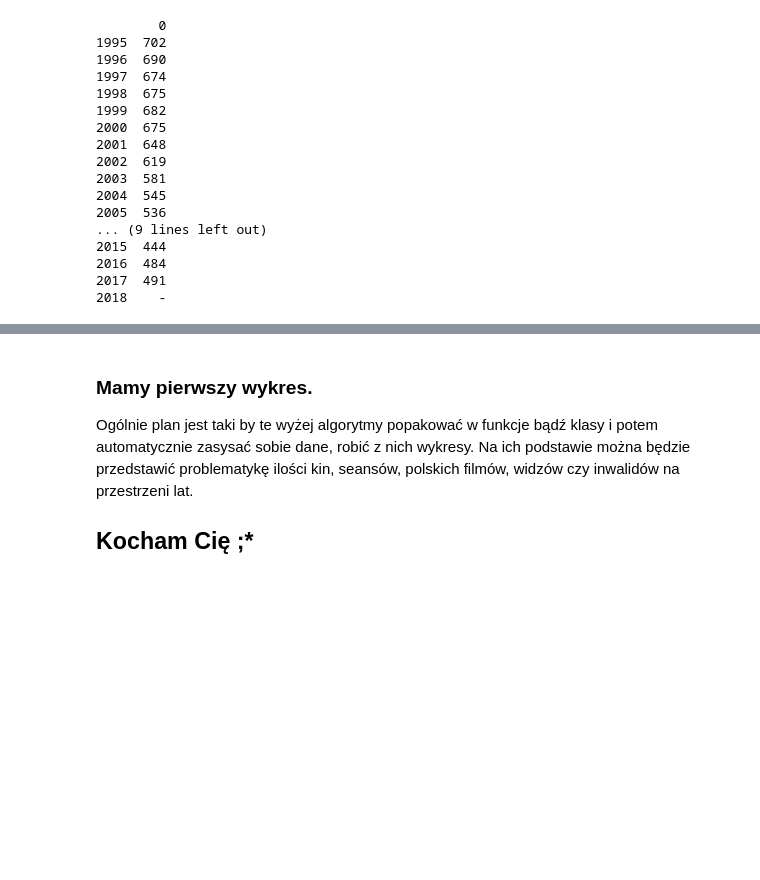
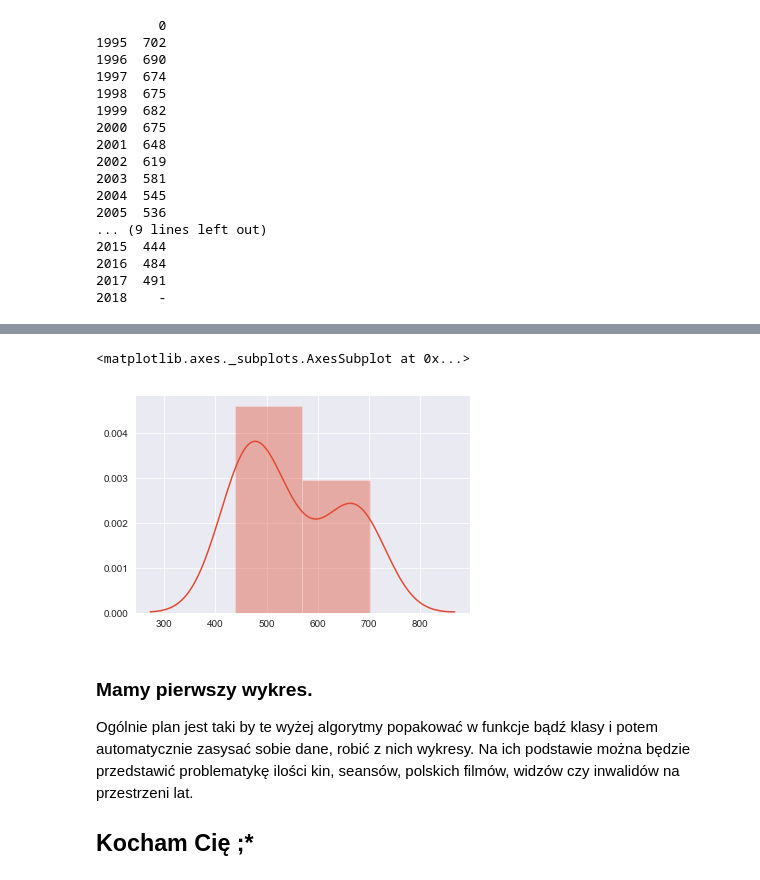
Before and after one commit to ejszja/ELEMENTY_STATYSTYKI, a Jupyter notebook: Untitled.ipynb, the cells around one changed output, grey strips where cells are left out. Saved outputs shown, nothing was run; the diff lists cells and outputs as text; code cells hidden in the pictures; blank space fills up the shorter version.

```diff
--- a/Untitled.ipynb
+++ b/Untitled.ipynb
@@ -125,3 +127,11 @@ Text(0.5, 0, 'Lata')
+# %%
+#ładne wykresy od seaborn ale trzeba pokminić o co w nich w zasadzie chodzi
+import seaborn as sns
+sns.set_style('darkgrid')
+sns.distplot(data3.T)
+# %% [output]
+<matplotlib.axes._subplots.AxesSubplot at 0x...>
+[figure, added]
 # %% [markdown]
 <h3>Mamy pierwszy wykres.</h3>
 
```
Also changed, not shown: parts of 1 cell of this notebook.
